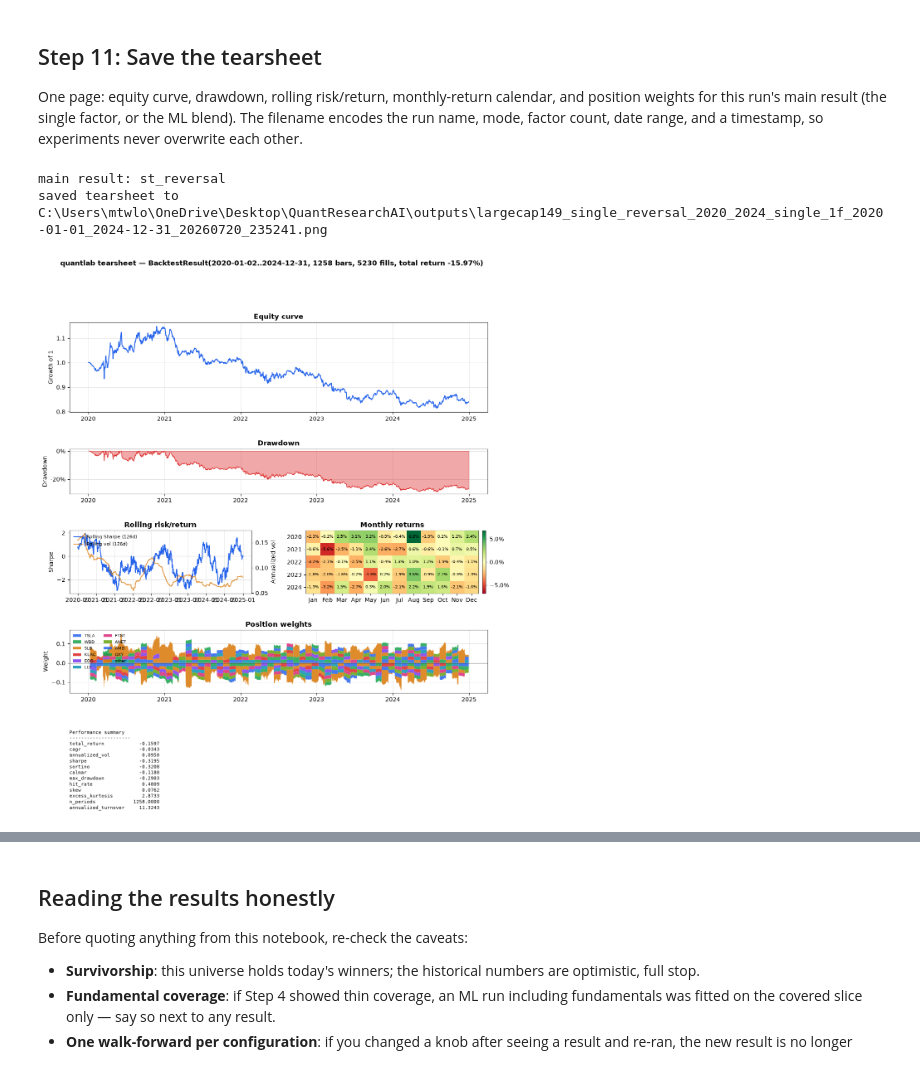
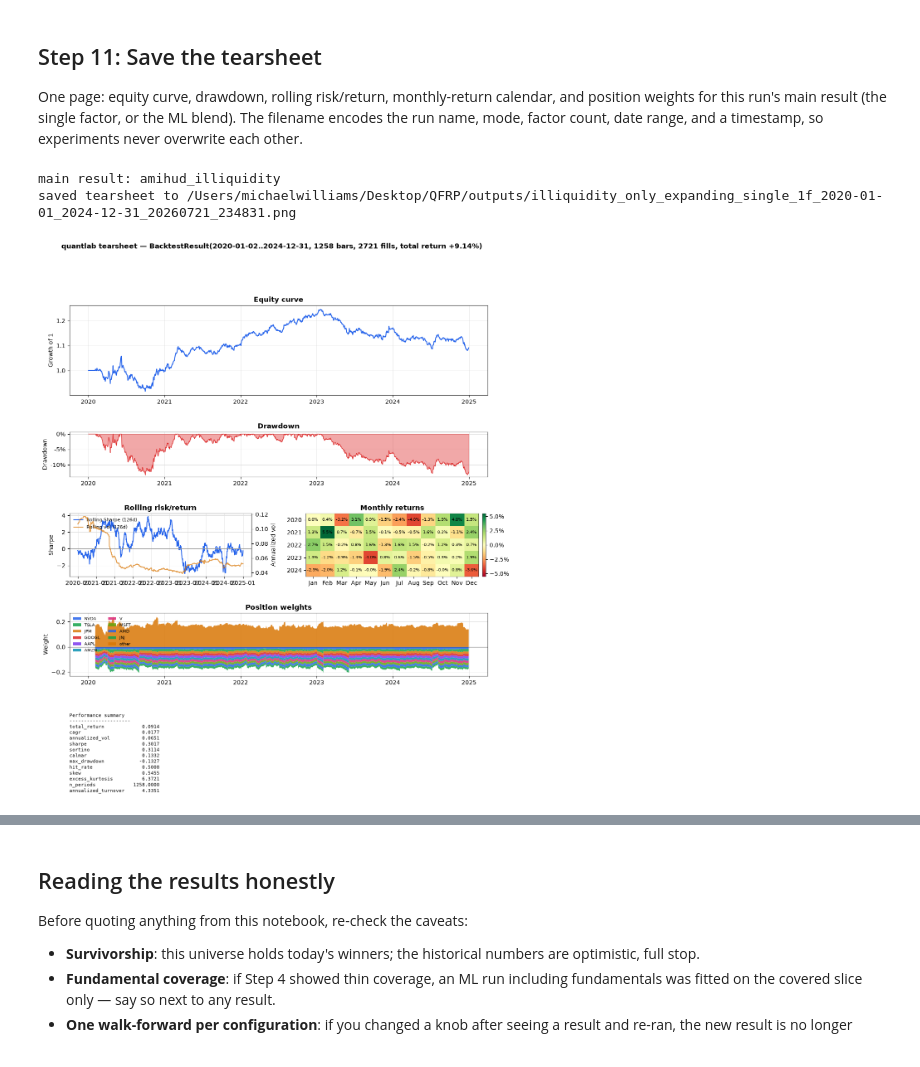
Before and after one commit to mikewill9/QFRP, a Jupyter notebook: notebooks/factor_research.ipynb, the cells around one changed output, grey strips where cells are left out. Saved outputs shown, nothing was run; the diff lists cells and outputs as text; code cells hidden in the pictures.

```diff
--- a/notebooks/factor_research.ipynb
+++ b/notebooks/factor_research.ipynb
@@ -96,7 +98,7 @@ Everything you'd normally edit lives in this one cell.
 
 **Discipline reminder** (from `docs/research_roadmap.md` §3): one walk-forward per finalized configuration. If you look at the result and change a knob, the next run is no longer clean out-of-sample — count how many times you loop, and be suspicious of anything found after many tries.
 # %%
-RUN_NAME = "largecap149_single_reversal_2020_2024"
+RUN_NAME = "illiquidity_only_expanding"
 
 # --- universe and dates ------------------------------------------------
 TICKERS = [t for t in US_LARGE_CAP_150 if t != "MMC"]  # MMC: Yahoo data issue
@@ -105,16 +107,20 @@ END_DATE = "2024-12-31"
 
 # --- experiment --------------------------------------------------------
 MODE = "single" # "single" (one factor, classic backtest) or "ml" (Ridge combination)
-SELECTED_FACTORS = ["st_reversal"]
+SELECTED_FACTORS = ["amihud_illiquidity"]
 
 # --- signal / portfolio ------------------------------------------------
 HORIZON = 21          # forward-return label horizon in bars (~1 month)
 REBALANCE_EVERY = 21  # trade monthly
 LONG_FRAC, SHORT_FRAC, GROSS = 0.2, 0.2, 1.0
 
-# --- ml mode: Ridge + walk-forward ------------------------------------
+# --- ml mode: model + walk-forward ------------------------------------
+ML_MODEL = "ridge"         # "ridge" (baseline) or "gbm" (challenger)
 TARGET_TRANSFORM = "rank"  # "rank" (centered percentile ranks) or "demeaned"
 RIDGE_ALPHA = 1.0
+GBM_PARAMS = dict(         # challenger defaults (Checkpoint 11); edit freely
+    n_estimators=100, max_depth=3, learning_rate=0.05, subsample=0.8,
+)
 TRAIN_PERIODS = 252        # ~1 year of training bars (initial window if expanding)
 TEST_PERIODS = 63          # ~1 quarter of OOS predictions per fold
 WINDOW_MODE = "expanding"  # "rolling" or "expanding"
@@ -127,12 +133,15 @@ OUTPUT_DIR = Path("../outputs").resolve()
 
 if MODE not in ("single", "ml"):
     raise ValueError(f"MODE must be 'single' or 'ml', got {MODE!r}")
+if ML_MODEL not in ("ridge", "gbm"):
+    raise ValueError(f"ML_MODEL must be 'ridge' or 'gbm', got {ML_MODEL!r}")
 if MODE == "single" and len(SELECTED_FACTORS) != 1:
     raise ValueError(
         f"single mode backtests exactly one factor; got {len(SELECTED_FACTORS)}: "
         f"{SELECTED_FACTORS}"
     )
 
+model_note = f" ({ML_MODEL})" if MODE == "ml" else ""
 print(f"{RUN_NAME}: {len(TICKERS)} tickers, {START_DATE}..{END_DATE}, "
-      f"mode={MODE}, factors={SELECTED_FACTORS}")
+      f"mode={MODE}{model_note}, factors={SELECTED_FACTORS}")
 # %% [output]
@@ -354,7 +363,11 @@ if MODE == "ml":
         purge=PURGE_GAP,
         mode=WINDOW_MODE,
     )
-    trained = WalkForwardTrainer(lambda: LinearModel(alpha=RIDGE_ALPHA), splitter).run(panel)
+    if ML_MODEL == "ridge":
+        model_factory = lambda: LinearModel(alpha=RIDGE_ALPHA)
+    else:
+        model_factory = lambda: GradientBoostingModel(**GBM_PARAMS)
+    trained = WalkForwardTrainer(model_factory, splitter).run(panel)
     print(trained)
     display(trained.folds)
 else:
@@ -433,18 +452,19 @@ One page: equity curve, drawdown, rolling risk/return, monthly-return calendar,
 # %%
 OUTPUT_DIR.mkdir(parents=True, exist_ok=True)
 
 timestamp = datetime.now().strftime("%Y%m%d_%H%M%S")
-param_tag = f"{MODE}_{len(SELECTED_FACTORS)}f_{START_DATE}_{END_DATE}"
+model_tag = f"_{ML_MODEL}" if MODE == "ml" else ""
+param_tag = f"{MODE}{model_tag}_{len(SELECTED_FACTORS)}f_{START_DATE}_{END_DATE}"
 tearsheet_path = OUTPUT_DIR / f"{RUN_NAME}_{param_tag}_{timestamp}.png"
 
 apply_style()
 fig = tearsheet(main_result)
 fig.savefig(tearsheet_path, dpi=150, bbox_inches="tight")
 print(f"main result: {main_label}")
 print(f"saved tearsheet to {tearsheet_path}")
 
 fig
 # %% [output]
-main result: st_reversal
-saved tearsheet to C:\Users\mtwlo\OneDrive\Desktop\QuantResearchAI\outputs\largecap149_single_reversal_2020_2024_single_1f_2020-01-01_2024-12-31_20260720_235241.png
+main result: amihud_illiquidity
+saved tearsheet to /Users/michaelwilliams/Desktop/QFRP/outputs/illiquidity_only_expanding_single_1f_2020-01-01_2024-12-31_20260721_234831.png
-[figure, old version]
+[figure, new version]
```
Also changed, not shown: parts of 9 cells of this notebook, 7 other files.
